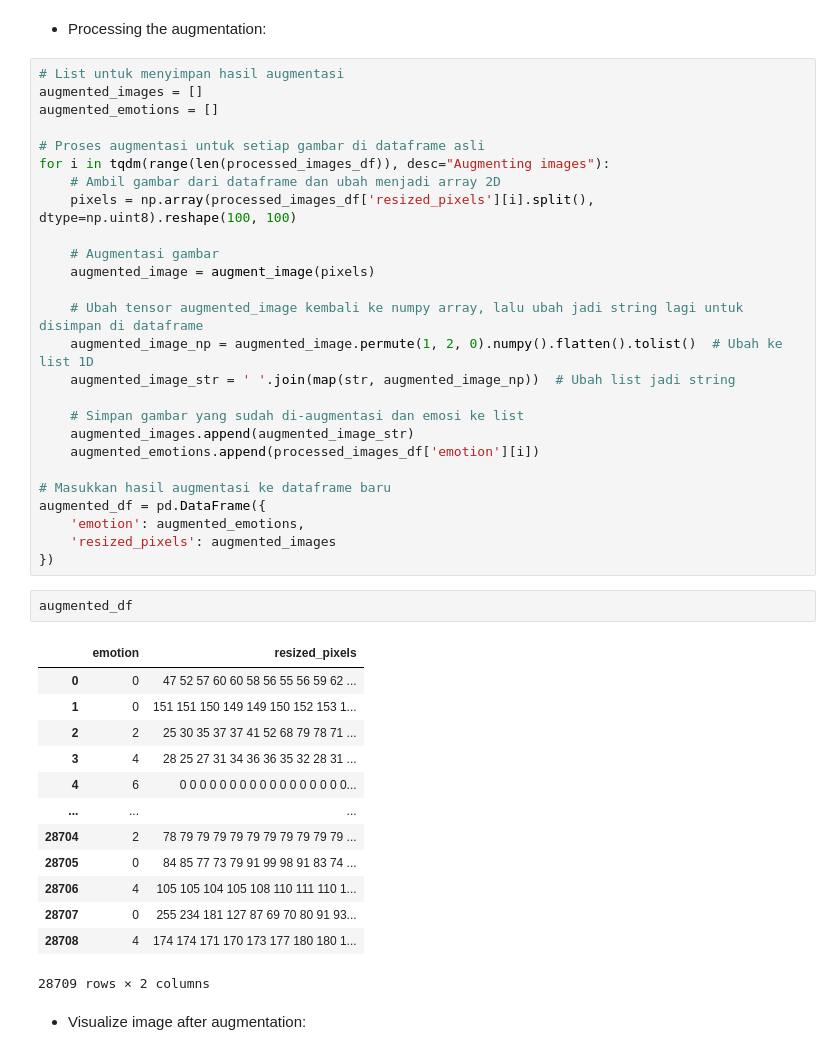
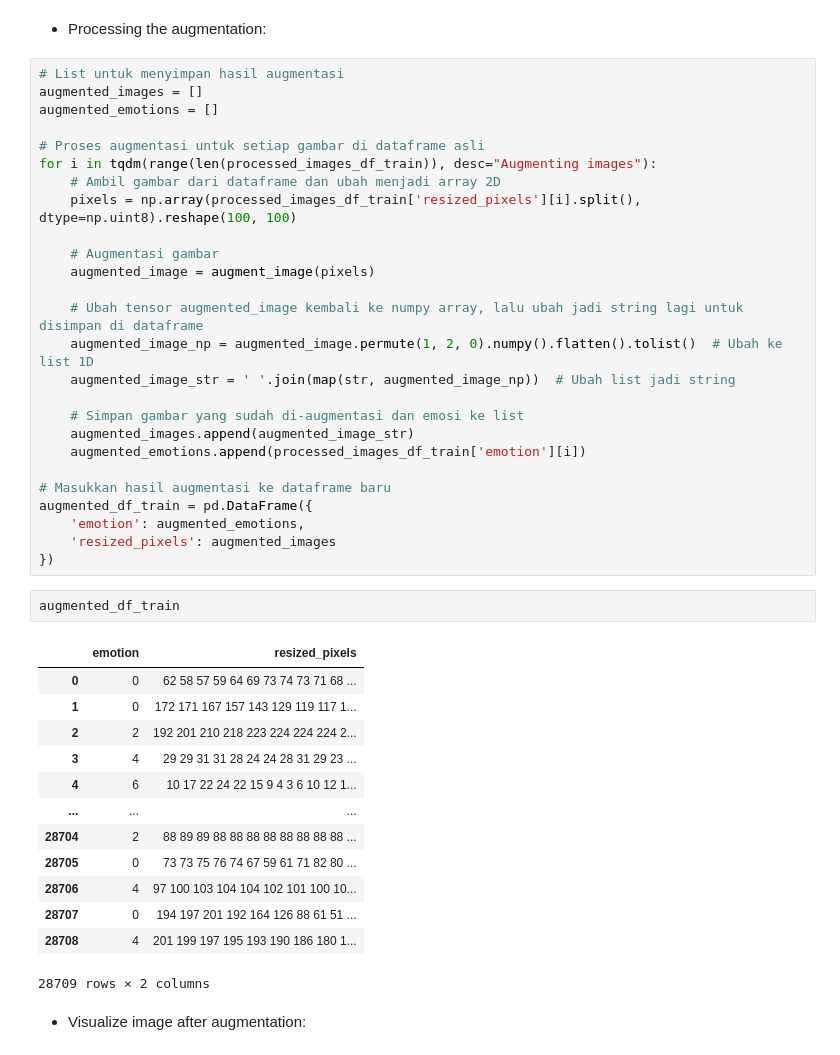
Before and after one commit to AndoZR/scriptc, a Jupyter notebook: SKRIPSI/ScrIptC_3.ipynb, the cells around one changed output. Cells and saved outputs as stored; diff of their text form.

```diff
--- a/SKRIPSI/ScrIptC_3.ipynb
+++ b/SKRIPSI/ScrIptC_3.ipynb
@@ -252,9 +275,9 @@ augmented_images = []
 augmented_emotions = []
 
 # Proses augmentasi untuk setiap gambar di dataframe asli
-for i in tqdm(range(len(processed_images_df)), desc="Augmenting images"):
+for i in tqdm(range(len(processed_images_df_train)), desc="Augmenting images"):
     # Ambil gambar dari dataframe dan ubah menjadi array 2D
-    pixels = np.array(processed_images_df['resized_pixels'][i].split(), dtype=np.uint8).reshape(100, 100)
+    pixels = np.array(processed_images_df_train['resized_pixels'][i].split(), dtype=np.uint8).reshape(100, 100)
 
     # Augmentasi gambar
     augmented_image = augment_image(pixels)
@@ -265,29 +288,29 @@ for i in tqdm(range(len(processed_images_df)), desc="Augmenting images"):
 
     # Simpan gambar yang sudah di-augmentasi dan emosi ke list
     augmented_images.append(augmented_image_str)
-    augmented_emotions.append(processed_images_df['emotion'][i])
+    augmented_emotions.append(processed_images_df_train['emotion'][i])
 
 # Masukkan hasil augmentasi ke dataframe baru
-augmented_df = pd.DataFrame({
+augmented_df_train = pd.DataFrame({
     'emotion': augmented_emotions,
     'resized_pixels': augmented_images
 })
-# %%
-augmented_df
-# %% [output]
-|  | emotion | resized_pixels |
-| 0 | 0 | 47 52 57 60 60 58 56 55 56 59 62 ... |
-| 1 | 0 | 151 151 150 149 149 150 152 153 1... |
-| 2 | 2 | 25 30 35 37 37 41 52 68 79 78 71 ... |
-| 3 | 4 | 28 25 27 31 34 36 36 35 32 28 31 ... |
-| 4 | 6 | 0 0 0 0 0 0 0 0 0 0 0 0 0 0 0 0 0... |
-| ... | ... | ... |
-| 28704 | 2 | 78 79 79 79 79 79 79 79 79 79 79 ... |
-| 28705 | 0 | 84 85 77 73 79 91 99 98 91 83 74 ... |
-| 28706 | 4 | 105 105 104 105 108 110 111 110 1... |
-| 28707 | 0 | 255 234 181 127 87 69 70 80 91 93... |
-| 28708 | 4 | 174 174 171 170 173 177 180 180 1... |
-28709 rows × 2 columns
+# %%
+augmented_df_train
+# %% [output]
+|  | emotion | resized_pixels |
+| 0 | 0 | 62 58 57 59 64 69 73 74 73 71 68 ... |
+| 1 | 0 | 172 171 167 157 143 129 119 117 1... |
+| 2 | 2 | 192 201 210 218 223 224 224 224 2... |
+| 3 | 4 | 29 29 31 31 28 24 24 28 31 29 23 ... |
+| 4 | 6 | 10 17 22 24 22 15 9 4 3 6 10 12 1... |
+| ... | ... | ... |
+| 28704 | 2 | 88 89 89 88 88 88 88 88 88 88 88 ... |
+| 28705 | 0 | 73 73 75 76 74 67 59 61 71 82 80 ... |
+| 28706 | 4 | 97 100 103 104 104 102 101 100 10... |
+| 28707 | 0 | 194 197 201 192 164 126 88 61 51 ... |
+| 28708 | 4 | 201 199 197 195 193 190 186 180 1... |
+28709 rows × 2 columns
 # %% [markdown]
 - Visualize image after augmentation:
 # %%
```
Also changed, not shown: parts of 63 cells of this notebook, 2 other files.
